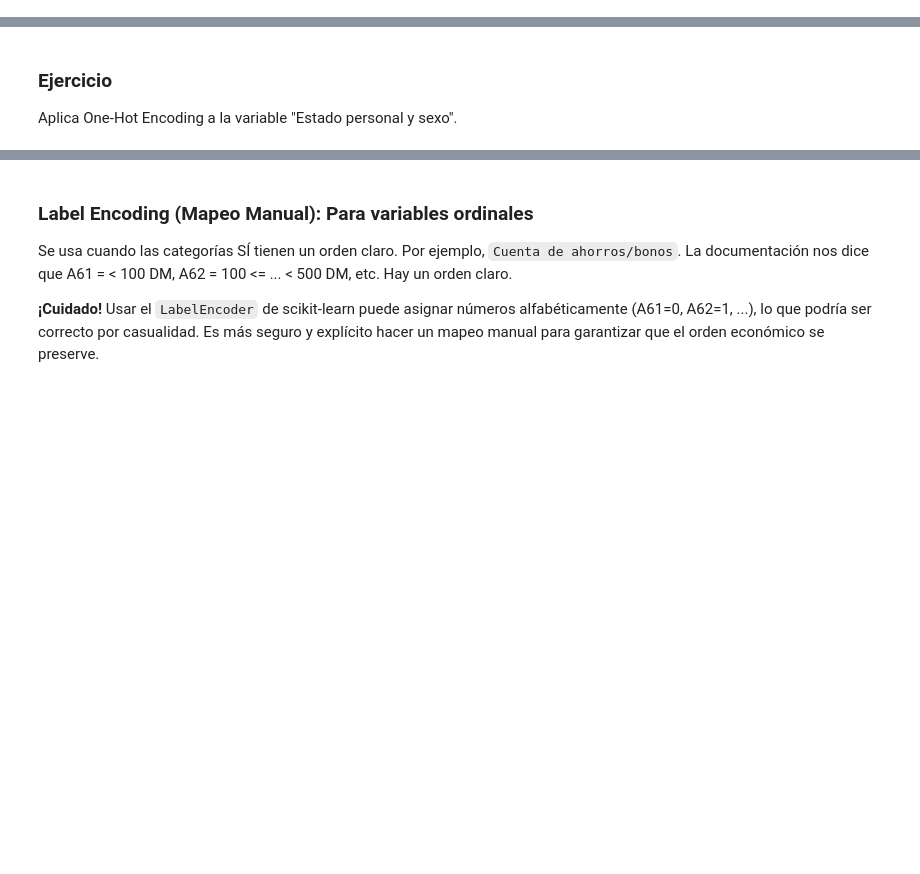
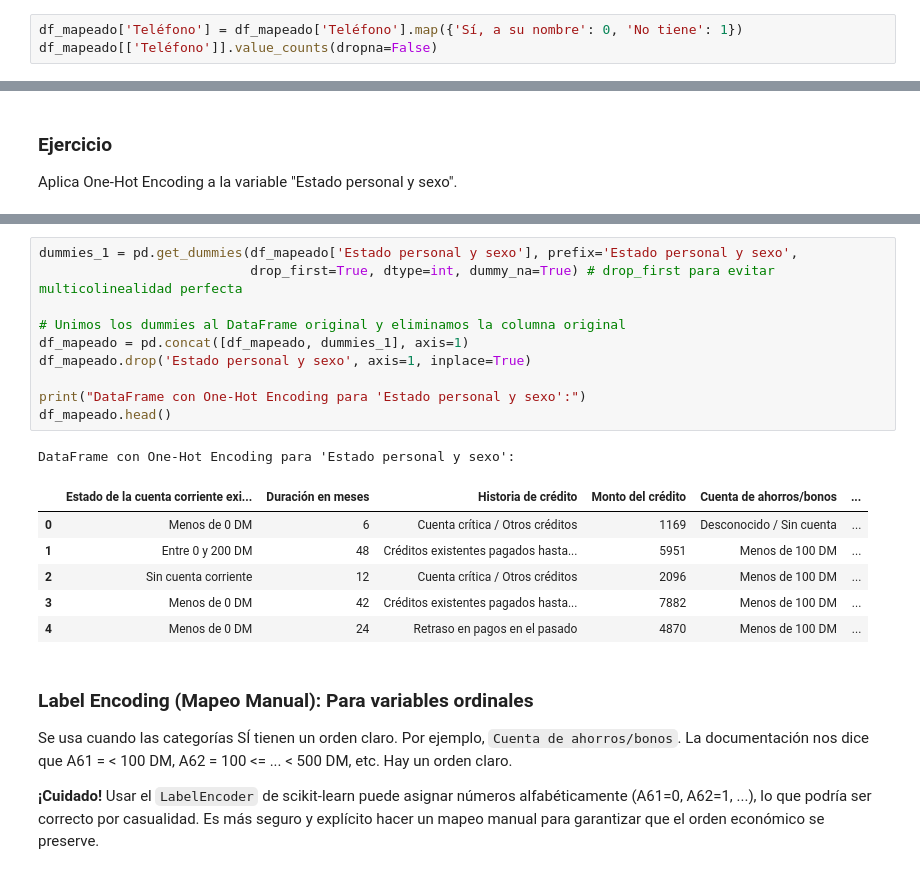
Before and after one commit to ferneyreina19/2025-segundo-semestre-ia-economia, a Jupyter notebook: clases/3_Analisis_y_visualizacion_datos/6_Preprocesamiento_y_feature_engineering.ipynb, the cells around one changed output, grey strips where cells are left out. Saved outputs shown, nothing was run; the diff lists cells and outputs as text; blank space fills up the shorter version.

```diff
--- a/clases/3_Analisis_y_visualizacion_datos/6_Preprocesamiento_y_feature_engineering.ipynb
+++ b/clases/3_Analisis_y_visualizacion_datos/6_Preprocesamiento_y_feature_engineering.ipynb
@@ -375,3 +561,6 @@ Vemos un desbalance: 70% de los clientes son buenos y 30% son malos.
 ### Ejercicio
 
 Recategoriza la columna "Teléfono" colocando 1 si no tiene teléfono y 0 si lo tiene.
+# %%
+df_mapeado['Teléfono'] = df_mapeado['Teléfono'].map({'Sí, a su nombre': 0, 'No tiene': 1})
+df_mapeado[['Teléfono']].value_counts(dropna=False)
@@ -403,3 +630,21 @@ Aplica One-Hot Encoding a la variable "Estado personal y sexo".
+# %%
+dummies_1 = pd.get_dummies(df_mapeado['Estado personal y sexo'], prefix='Estado personal y sexo',
+                           drop_first=True, dtype=int, dummy_na=True) # drop_first para evitar multicolinealidad perfecta
+
+# Unimos los dummies al DataFrame original y eliminamos la columna original
+df_mapeado = pd.concat([df_mapeado, dummies_1], axis=1)
+df_mapeado.drop('Estado personal y sexo', axis=1, inplace=True)
+
+print("DataFrame con One-Hot Encoding para 'Estado personal y sexo':")
+df_mapeado.head()
+# %% [output]
+DataFrame con One-Hot Encoding para 'Estado personal y sexo':
+|  | Estado de la cuenta corriente exi... | Duración en meses | Historia de crédito | Monto del crédito | Cuenta de ahorros/bonos | ... |
+| 0 | Menos de 0 DM | 6 | Cuenta crítica / Otros créditos | 1169 | Desconocido / Sin cuenta | ... |
+| 1 | Entre 0 y 200 DM | 48 | Créditos existentes pagados hasta... | 5951 | Menos de 100 DM | ... |
+| 2 | Sin cuenta corriente | 12 | Cuenta crítica / Otros créditos | 2096 | Menos de 100 DM | ... |
+| 3 | Menos de 0 DM | 42 | Créditos existentes pagados hasta... | 7882 | Menos de 100 DM | ... |
+| 4 | Menos de 0 DM | 24 | Retraso en pagos en el pasado | 4870 | Menos de 100 DM | ... |
 # %% [markdown]
 ### Label Encoding (Mapeo Manual): Para variables ordinales
 
```
Also changed, not shown: parts of 43 cells of this notebook.
